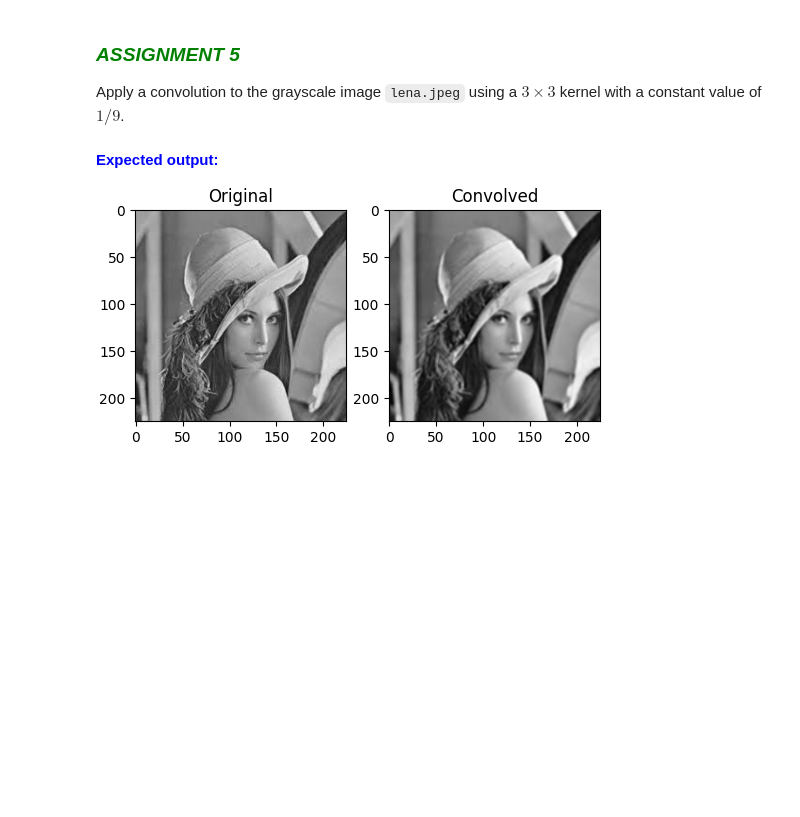
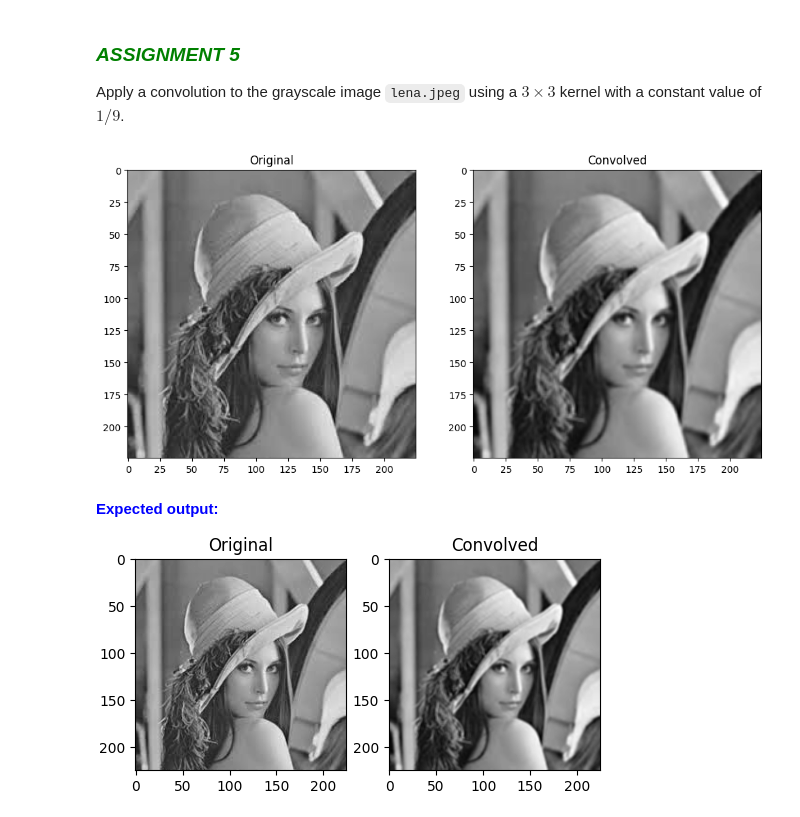
Before and after one commit to tiko717/uma_cv_2024, a Jupyter notebook: Chapter 02. Image processing/2.1 IP tools.ipynb, the cells around one changed output. Cells and saved outputs as stored; diff of their text form; code cells hidden in the pictures; blank space fills up the shorter version.

```diff
--- a/Chapter 02. Image processing/2.1 IP tools.ipynb
+++ b/Chapter 02. Image processing/2.1 IP tools.ipynb
@@ -365,25 +368,27 @@ Apply a convolution to the grayscale image `lena.jpeg` using a $3\times3$ kernel
 # %%
 # ASSIGNMENT 5
 # Read the image
-image = None
+image = cv2.imread(images_path + 'lena.jpeg', cv2.IMREAD_GRAYSCALE)
 
 # Define the kernel
-kernel = None
+kernel = np.array([[1/9, 1/9, 1/9], [1/9, 1/9, 1/9], [1/9, 1/9, 1/9]])
 
 # Apply convolution (note that convolution cannot return negative values using this kernel)
-im_conv = None
+im_conv =  cv2.filter2D(image,cv2.CV_16S, kernel, cv2.BORDER_DEFAULT)
 
 # Show original image
 plt.figure(figsize=(12,12))
 plt.subplot(121)
 plt.title('Original')
-plt.imshow(None, None)
+plt.imshow(image, cmap='gray')
 
 # Show convolved image
 plt.subplot(122)
 plt.title('Convolved')
-plt.imshow(None, None)
+plt.imshow(im_conv, cmap='gray')
 plt.show()
+# %% [output]
+[figure, added]
 # %% [markdown]
 <font color='blue'>**Expected output:**  </font>
 
```
Also changed, not shown: parts of 3 cells of this notebook, 5 other files.
